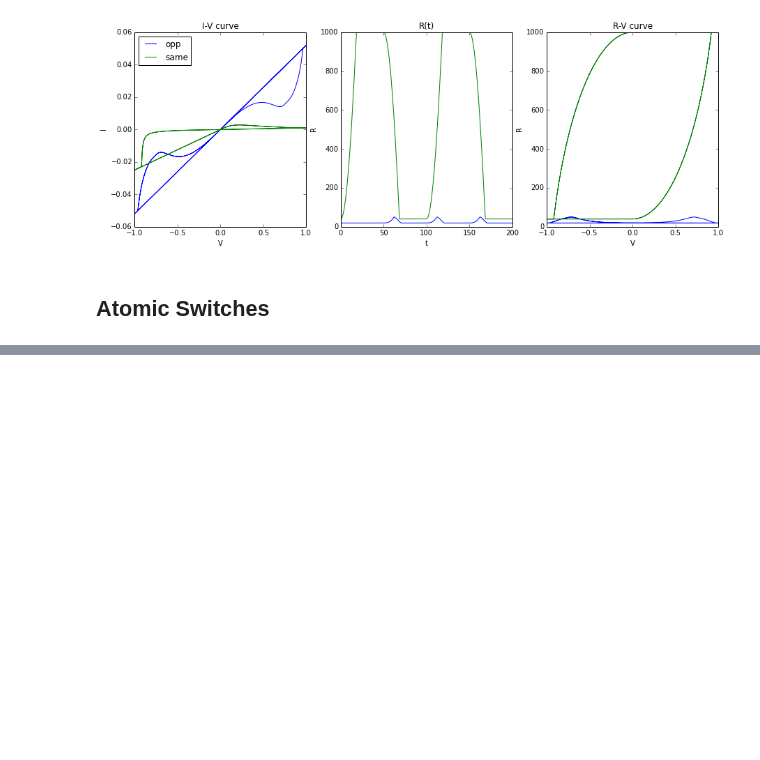
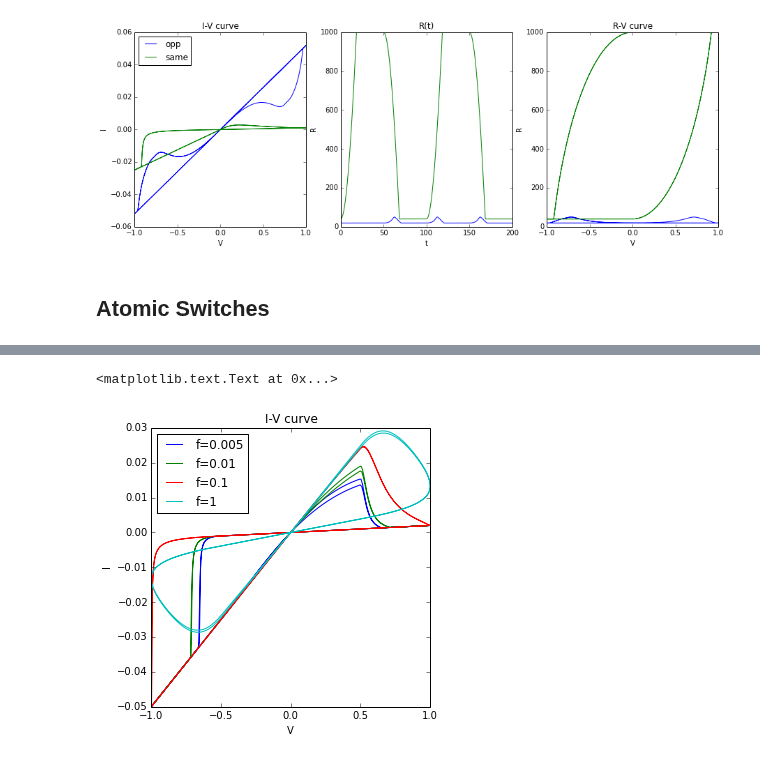
Before and after one commit to forrestsheldon/memNets, a Jupyter notebook: Memory_Devices.ipynb, the cells around one changed output, grey strips where cells are left out. Drawn from its saved outputs; the diff is of its cells as text; code cells hidden in the pictures; blank space fills up the shorter version.

```diff
--- a/Memory_Devices.ipynb
+++ b/Memory_Devices.ipynb
@@ -482,36 +482,26 @@ ax.set_title("Resistance learning rule for Voltage Controlled Memristor")
 # %%
 def RisX(x, v, t):
     return x
 
-fig, ax = plt.subplots(1, 3, figsize = (15, 5))
+fig, ax = plt.subplots(figsize = (5, 5))
 
-for freq in [0.01, 0.4, 0.5, 4, 100]:
+for freq in [0.005, 0.01, 0.1, 1]:
     def voltage(t):
         return 1 * np.sin(2 * np.pi * freq * t)
 
     t = np.linspace(0, 2. / freq, 1000)
 
-    x = integrate_VC_memR(RisX, vc_memR_xdot, voltage, t, np.array([20,]), np.array([20,]),  np.array([500,]))
+    x = integrate_VC_memR(RisX, AS_R_xdot, voltage, t, np.array([20,]), np.array([20,]),  np.array([500,]))
     # make sure to flatten x if we have only one internal variable
     R = map(RisX, x.flatten(), voltage(t), t)
     I = voltage(t) / R
 
-    ax[0].plot(voltage(t), I, label='f='+str(freq))
-    ax[1].plot(t, R)
-    ax[2].plot(voltage(t), R)
+    ax.plot(voltage(t), I, label='f='+str(freq))
 
-ax[0].legend(loc='upper left')
-ax[0].set_xlabel('V')
-ax[0].set_ylabel('I')
-ax[0].set_title("I-V curve")
-
-ax[1].set_xlabel('t')
-ax[1].set_ylabel('R')
-ax[1].set_title('R(t)')
-ax[1].set_xlim(0, 6)
-
-
-ax[2].set_xlabel('V')
-ax[2].set_ylabel('R')
-ax[2].set_title('R-V curve')
-ax[2].set_ylim(-200, 700)
+ax.legend(loc='upper left')
+ax.set_xlabel('V')
+ax.set_ylabel('I')
+ax.set_title("I-V curve")
+# %% [output]
+<matplotlib.text.Text at 0x...>
+[figure, added]
```
Also changed, not shown: parts of 2 cells of this notebook, 2 other files.
